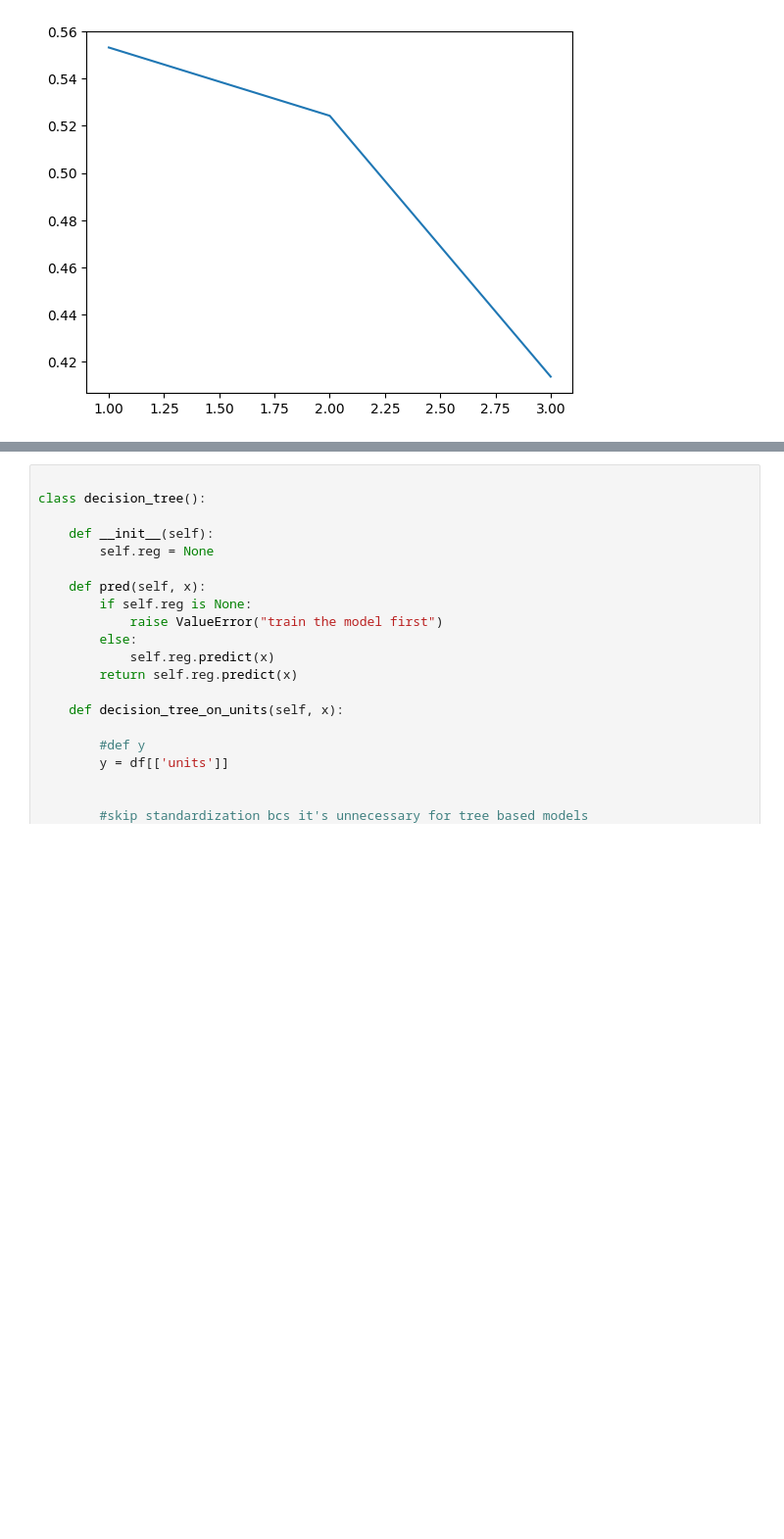
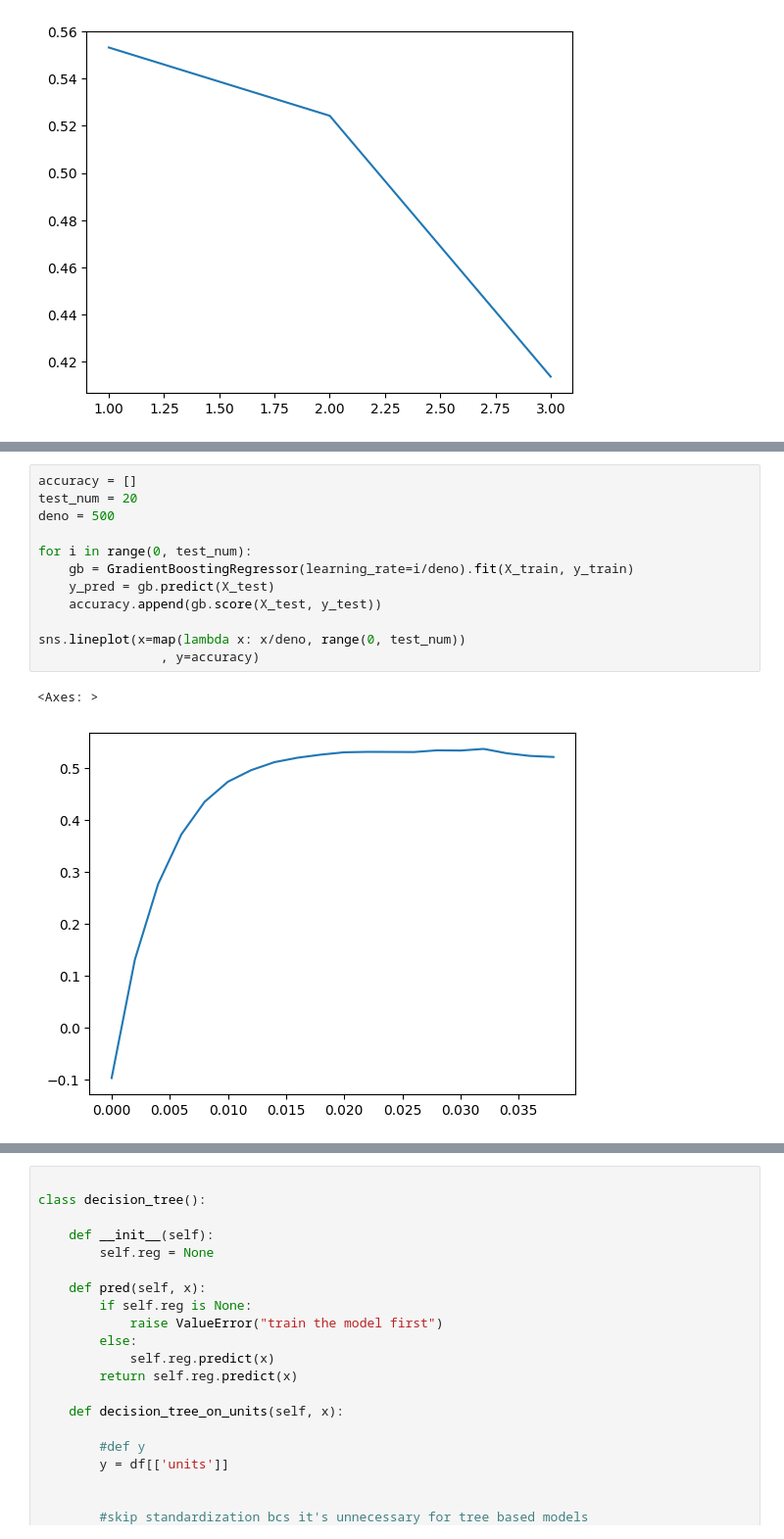
Before and after one commit to amanda8412383/data_science_bootcamp, a Jupyter notebook: tree_and_random_forest/tree_methods_price_optimization.ipynb, the cells around one changed output, grey strips where cells are left out. Shown at 98% size. Cells and saved outputs as stored; diff of their text form; blank space fills up the shorter version.

```diff
--- a/tree_and_random_forest/tree_methods_price_optimization.ipynb
+++ b/tree_and_random_forest/tree_methods_price_optimization.ipynb
@@ -191 +196,16 @@ sns.lineplot(x=range(1, test_num + 1), y=accuracy)
+# %%
+accuracy = []
+test_num = 20
+deno = 500
+
+for i in range(0, test_num):
+    gb = GradientBoostingRegressor(learning_rate=i/deno).fit(X_train, y_train)
+    y_pred = gb.predict(X_test)
+    accuracy.append(gb.score(X_test, y_test))
+
+sns.lineplot(x=map(lambda x: x/deno, range(0, test_num))
+                , y=accuracy)
+# %% [output]
+<Axes: >
+[figure, added]
 # %% [markdown]
```
Also changed, not shown: parts of 4 cells of this notebook, 1 other file.
